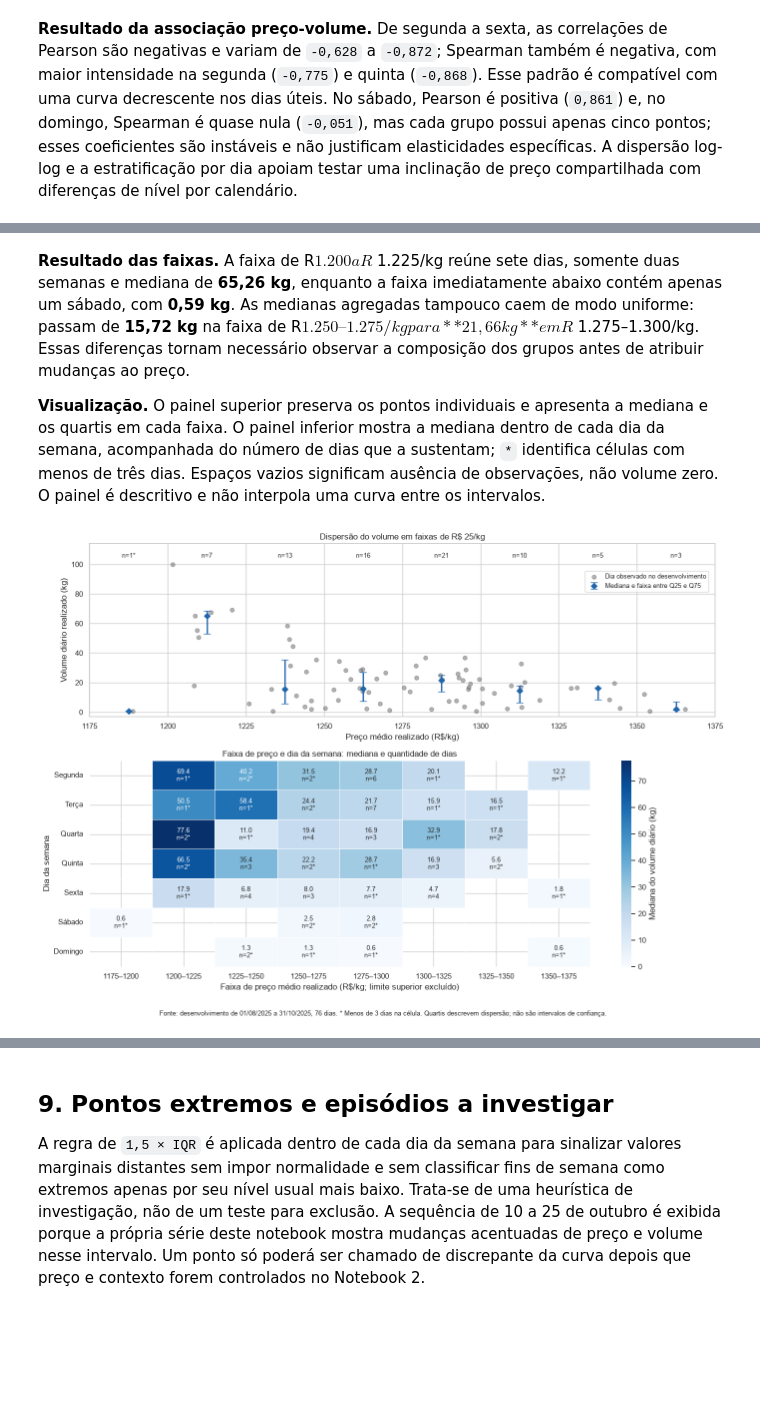
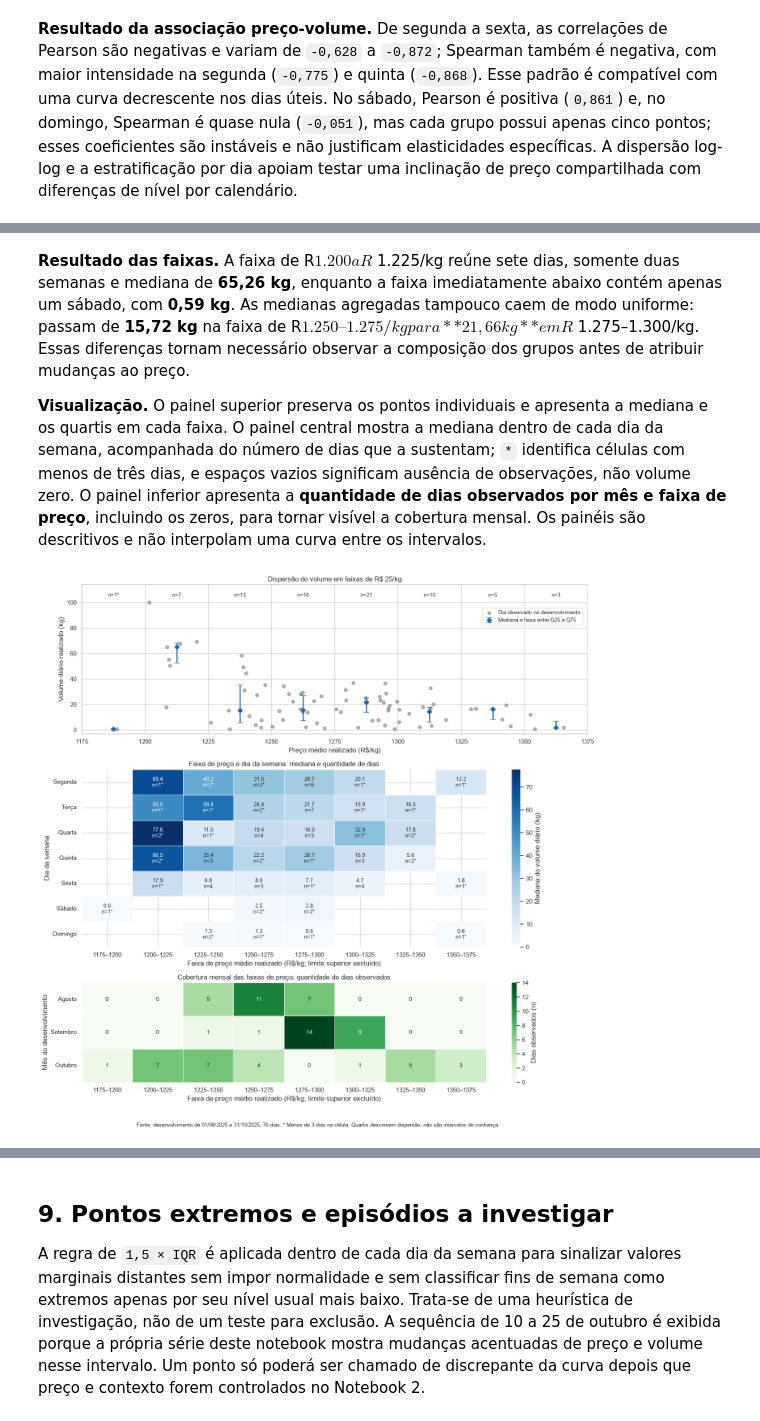
Before and after one commit to natfaria/202602-resolucao_problemas, a Jupyter notebook: notebooks/1.0-minerva-eda-preparacao.ipynb, the cells around one changed output, grey strips where cells are left out. Saved outputs shown, nothing was run; the diff lists cells and outputs as text; code cells hidden in the pictures; blank space fills up the shorter version.

```diff
--- a/notebooks/1.0-minerva-eda-preparacao.ipynb
+++ b/notebooks/1.0-minerva-eda-preparacao.ipynb
@@ -496,7 +496,7 @@ display(composicao_mensal_faixas.rename_axis(index='Mês', columns='Faixa de pre
 # %% [markdown]
 **Resultado das faixas.** A faixa de R$ 1.200 a R$ 1.225/kg reúne sete dias, somente duas semanas e mediana de **65,26 kg**, enquanto a faixa imediatamente abaixo contém apenas um sábado, com **0,59 kg**. As medianas agregadas tampouco caem de modo uniforme: passam de **15,72 kg** na faixa de R$ 1.250–1.275/kg para **21,66 kg** em R$ 1.275–1.300/kg. Essas diferenças tornam necessário observar a composição dos grupos antes de atribuir mudanças ao preço.
 
-**Visualização.** O painel superior preserva os pontos individuais e apresenta a mediana e os quartis em cada faixa. O painel inferior mostra a mediana dentro de cada dia da semana, acompanhada do número de dias que a sustentam; `*` identifica células com menos de três dias. Espaços vazios significam ausência de observações, não volume zero. O painel é descritivo e não interpola uma curva entre os intervalos.
+**Visualização.** O painel superior preserva os pontos individuais e apresenta a mediana e os quartis em cada faixa. O painel central mostra a mediana dentro de cada dia da semana, acompanhada do número de dias que a sustentam; `*` identifica células com menos de três dias, e espaços vazios significam ausência de observações, não volume zero. O painel inferior apresenta a **quantidade de dias observados por mês e faixa de preço**, incluindo os zeros, para tornar visível a cobertura mensal. Os painéis são descritivos e não interpolam uma curva entre os intervalos.
 # %%
 medianas_faixa_dia = (
     resumo_faixas_dia.pivot(index='dia_semana', columns='faixa_preco', values='volume_mediano_kg')
@@ -517,7 +517,7 @@ for linha in range(len(ORDEM_DIAS)):
             mediana = medianas_faixa_dia.iloc[linha, coluna]
             anotacoes_faixa_dia[linha, coluna] = f'{mediana:.1f}\nn={n_dias}{marca}'
 
-fig, eixos = plt.subplots(2, 1, figsize=(14, 10), gridspec_kw={'height_ratios': [1.05, 1.25]})
+fig, eixos = plt.subplots(3, 1, figsize=(14, 14), gridspec_kw={'height_ratios': [1.05, 1.25, 0.7]})
 ax = eixos[0]
 ax.scatter(bins_preco['preco_kg'], bins_preco['volume_kg'], s=35, color='#737373', alpha=0.55,
            label='Dia observado no desenvolvimento', zorder=2)
@@ -526,32 +526,44 @@ quartil_inferior = resumo_faixas['q25_volume_kg'].to_numpy()
 quartil_superior = resumo_faixas['q75_volume_kg'].to_numpy()
 ax.errorbar(centros_faixas, mediana, yerr=[mediana - quartil_inferior, quartil_superior - mediana],
             fmt='D', color='#2166ac', ecolor='#2166ac', capsize=5, markersize=6,
             linewidth=2, label='Mediana e faixa entre Q25 e Q75', zorder=4)
 for borda in limites_faixas:
     ax.axvline(borda, color='#d9d9d9', linewidth=0.8, zorder=0)
 for centro, n_dias in zip(centros_faixas, resumo_faixas['dias']):
     marca = '*' if n_dias < MIN_DIAS_FAIXA else ''
     ax.text(centro, 1.045 * treino['volume_kg'].max(), f'n={n_dias}{marca}', ha='center', fontsize=9)
 ax.set(xlabel='Preço médio realizado (R$/kg)', ylabel='Volume diário realizado (kg)',
        title='Dispersão do volume em faixas de R$ 25/kg',
        xlim=(limites_faixas[0], limites_faixas[-1]), ylim=(-3, treino['volume_kg'].max() * 1.14))
 ax.set_xticks(limites_faixas)
 ax.legend(loc='upper right', bbox_to_anchor=(0.995, 0.86), fontsize=9)
 
 sns.heatmap(medianas_faixa_dia, mask=contagens_faixa_dia.eq(0), annot=anotacoes_faixa_dia,
             fmt='', cmap='Blues', vmin=0, linewidths=0.7, linecolor='white',
             cbar_kws={'label': 'Mediana do volume diário (kg)'}, ax=eixos[1],
             annot_kws={'fontsize': 9})
 eixos[1].set(title='Faixa de preço e dia da semana: mediana e quantidade de dias',
              xlabel='Faixa de preço médio realizado (R$/kg; limite superior excluído)', ylabel='Dia da semana')
 eixos[1].set_xticklabels(rotulos_faixas, rotation=0)
 eixos[1].set_yticklabels(ORDEM_DIAS, rotation=0)
+
+
+assert int(composicao_mensal_faixas.to_numpy().sum()) == len(treino)
+sns.heatmap(composicao_mensal_faixas, annot=True, fmt='d', cmap='Greens', vmin=0,
+            linewidths=0.7, linecolor='white',
+            cbar_kws={'label': 'Dias observados (n)'}, ax=eixos[2],
+            annot_kws={'fontsize': 10})
+eixos[2].set(title='Cobertura mensal das faixas de preço: quantidade de dias observados',
+             xlabel='Faixa de preço médio realizado (R$/kg; limite superior excluído)',
+             ylabel='Mês do desenvolvimento')
+eixos[2].set_xticklabels(rotulos_faixas, rotation=0)
+eixos[2].set_yticklabels(composicao_mensal_faixas.index, rotation=0)
 fig.text(0.5, 0.015,
          'Fonte: desenvolvimento de 01/08/2025 a 31/10/2025, 76 dias. * Menos de 3 dias na célula. '
          'Quartis descrevem dispersão; não são intervalos de confiança.', ha='center', fontsize=9)
 fig.tight_layout(rect=[0, 0.045, 1, 1])
 fig.savefig(FIGURES_DIR / '01_preco_volume_faixas.png', dpi=160, bbox_inches='tight')
 plt.show()
 # %% [output]
-[figure, old version]
+[figure, new version]
 # %% [markdown]
```
Also changed, not shown: parts of 2 cells of this notebook.
